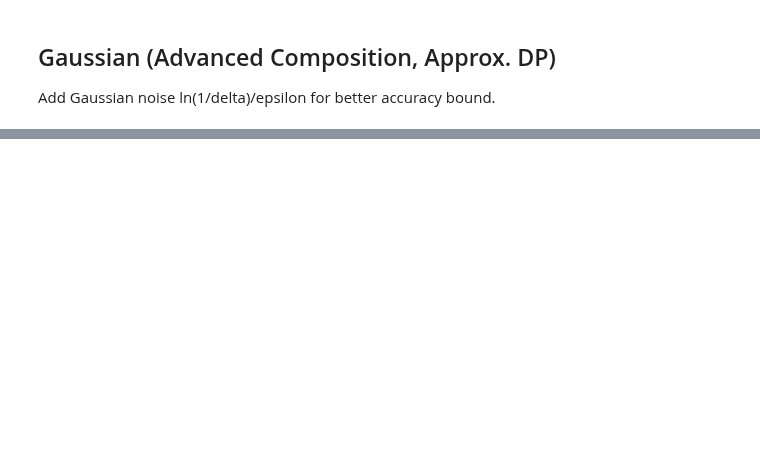
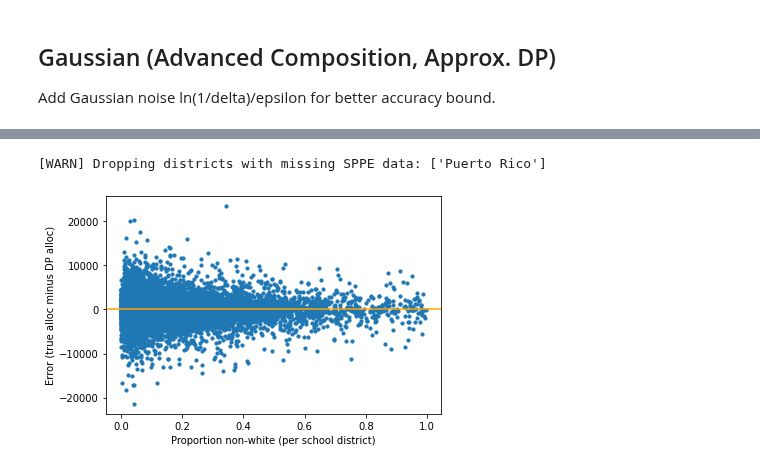
Before and after one commit to ryansteed/dp-policy, a Jupyter notebook: notebooks/titlei.ipynb, the cells around one changed output, grey strips where cells are left out. Saved outputs shown, nothing was run; the diff lists cells and outputs as text; code cells hidden in the pictures; blank space fills up the shorter version.

```diff
--- a/notebooks/titlei.ipynb
+++ b/notebooks/titlei.ipynb
@@ -335,0 +422,5 @@ Add Gaussian noise ln(1/delta)/epsilon for better accuracy bound.
+# %%
+from dp_policy.titlei.utils import get_race
+
+race = get_race("../data/sd_race18.txt")
+race.head()
@@ -335,0 +435,17 @@ Add Gaussian noise ln(1/delta)/epsilon for better accuracy bound.
+# %%
+saipe = get_saipe("../data/saipe19.xls")
+saipe = saipe.join(race, how="inner")
+saipe['prop_nonwhitealone'] = 1 - saipe.race_2est / saipe.race_1est
+# %%
+grants = funding(saipe, AbowdAllocator, Laplace(saipe, 2.52, 0), get_sppe("../data/sppe18.xlsx"), weighting)
+error = grants.true_allocation - grants.est_allocation
+# %% [output]
+[WARN] Dropping districts with missing SPPE data: ['Puerto Rico']
+# %%
+plt.scatter(grants.prop_nonwhitealone, error, s=10)
+plt.axhline(y=0, xmin=0, xmax=1, color="orange")
+plt.xlabel("Proportion non-white (per school district)")
+plt.ylabel("Error (true alloc minus DP alloc)")
+plt.show()
+# %% [output]
+[figure, added]
```
Also changed, not shown: parts of 20 cells of this notebook, 4 other files.
